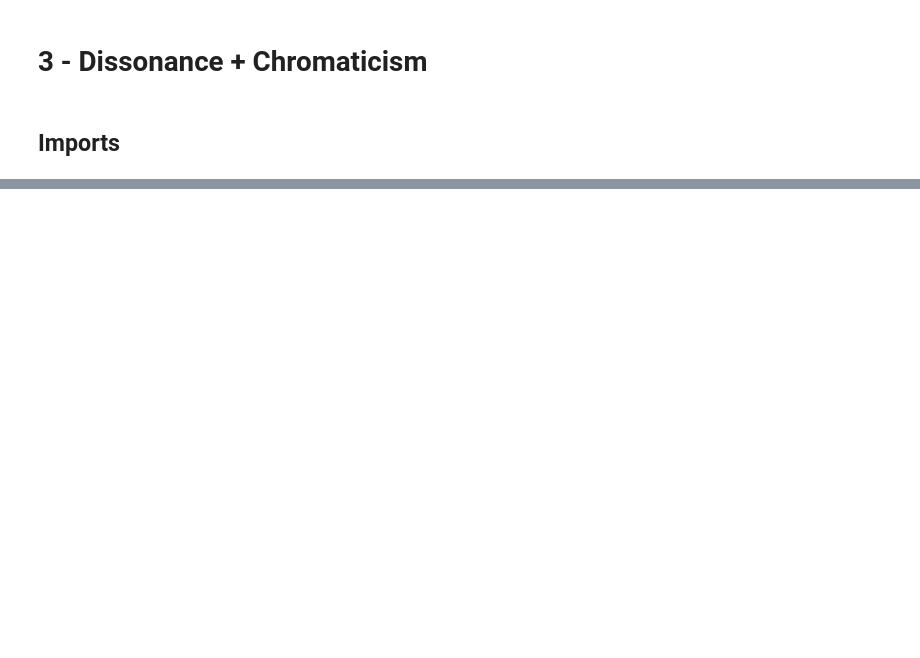
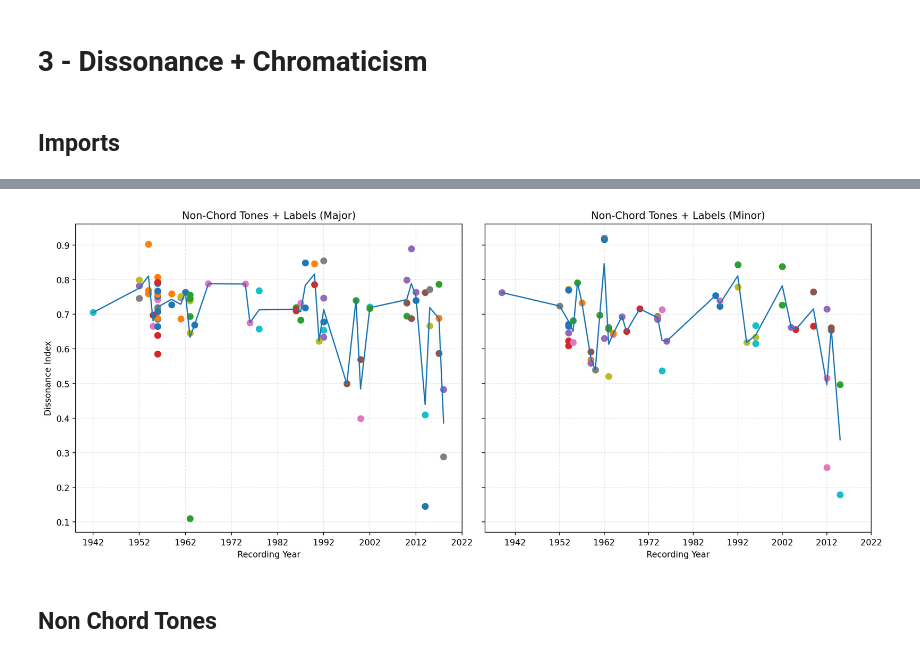
Before and after one commit to 1chenjes1/EPFL_DCML_2025, a Jupyter notebook: Notebooks/3 - Dissonance.ipynb, the cells around one changed output, grey strips where cells are left out. Saved outputs shown, nothing was run; the diff lists cells and outputs as text; code cells hidden in the pictures; blank space fills up the shorter version.

```diff
--- a/Notebooks/3 - Dissonance.ipynb
+++ b/Notebooks/3 - Dissonance.ipynb
@@ -92,0 +103,3 @@ plt.show()
+# %%
+harmonies_major_raw = g.load_harmonies(major_metadata)
+harmonies_minor_raw = g.load_harmonies(minor_metadata)
@@ -93,3 +175,3 @@ plt.show()
 # %%
-notes = g.load_notes(subset)
-notes
+major_notes = g.load_notes(major_metadata)
+minor_notes = g.load_notes(minor_metadata)
@@ -109,0 +205,63 @@ notes
+# %%
+major_notes_labels['dissonance'] = major_notes_labels['dissonance'] * major_notes_labels['duration']
+
+identifier = ['artist', 'workTitle', 'recording_year']
+major_notes_labels = major_notes_labels.groupby(by=identifier, as_index=False)[['dissonance', 'duration']].mean()
+major_notes_labels['dissonance'] = major_notes_labels['dissonance'] / major_notes_labels['duration']
+
+minor_notes_labels['dissonance'] = minor_notes_labels['dissonance'] * minor_notes_labels['duration']
+
+identifier = ['artist', 'workTitle', 'recording_year']
+minor_notes_labels = minor_notes_labels.groupby(by=identifier, as_index=False)[['dissonance', 'duration']].mean()
+minor_notes_labels['dissonance'] = minor_notes_labels['dissonance'] / minor_notes_labels['duration']
+# %%
+# Ensure recording_year is numeric
+major_notes_labels['recording_year'] = pd.to_numeric(major_notes_labels['recording_year'], errors='coerce')
+minor_notes_labels['recording_year'] = pd.to_numeric(minor_notes_labels['recording_year'], errors='coerce')
+
+# Find combined min and max year to keep axes consistent
+min_year = min(major_notes_labels['recording_year'].min(), major_notes_labels['recording_year'].min())
+max_year = max(minor_notes_labels['recording_year'].max(), minor_notes_labels['recording_year'].max())
+
+ticks = np.arange(min_year, max_year + 10, 10)
+
+artists = np.unique(np.concatenate([major_notes_labels['artist'].unique(), minor_notes_labels['artist'].unique()]))
+colors = plt.cm.tab10.colors
+
+fig, axes = plt.subplots(1, 2, figsize=(14, 6), sharey=True)
+
+# Plot major
+for i, artist in enumerate(artists):
+    subset = major_notes_labels[major_notes_labels['artist'] == artist]
+    axes[0].scatter(subset['recording_year'], subset['dissonance'],
+                    label=artist, color=colors[i % len(colors)], s=50)
+
+axes[0].plot(major_notes_labels.groupby(by='recording_year', as_index=False)['dissonance'].mean()['recording_year'],
+             major_notes_labels.groupby(by='recording_year', as_index=False)['dissonance'].mean()['dissonance'])
+axes[0].set_title('Non-Chord Tones + Labels (Major)')
+axes[0].set_xlabel('Recording Year')
+axes[0].set_ylabel('Dissonance Index')
+axes[0].set_xticks(ticks)
+axes[0].grid(True, linestyle='--', alpha=0.3)
+
+# Plot minor
+for i, artist in enumerate(artists):
+    subset = minor_notes_labels[minor_notes_labels['artist'] == artist]
+    axes[1].scatter(subset['recording_year'], subset['dissonance'],
+                    label=artist, color=colors[i % len(colors)], s=50)
+
+axes[1].plot(minor_notes_labels.groupby(by='recording_year', as_index=False)['dissonance'].mean()['recording_year'],
+             minor_notes_labels.groupby(by='recording_year', as_index=False)['dissonance'].mean()['dissonance'])
+axes[1].set_title('Non-Chord Tones + Labels (Minor)')
+axes[1].set_xlabel('Recording Year')
+axes[1].set_xticks(ticks)
+axes[1].grid(True, linestyle='--', alpha=0.3)
+
+
+plt.tight_layout()
+plt.savefig(f"../Results/NonChordTone+LabelDissonanceIndex")
+plt.show()
+# %% [output]
+[figure, added]
+# %% [markdown]
+## Non Chord Tones
```
Also changed, not shown: parts of 18 cells of this notebook, 12 other files.
